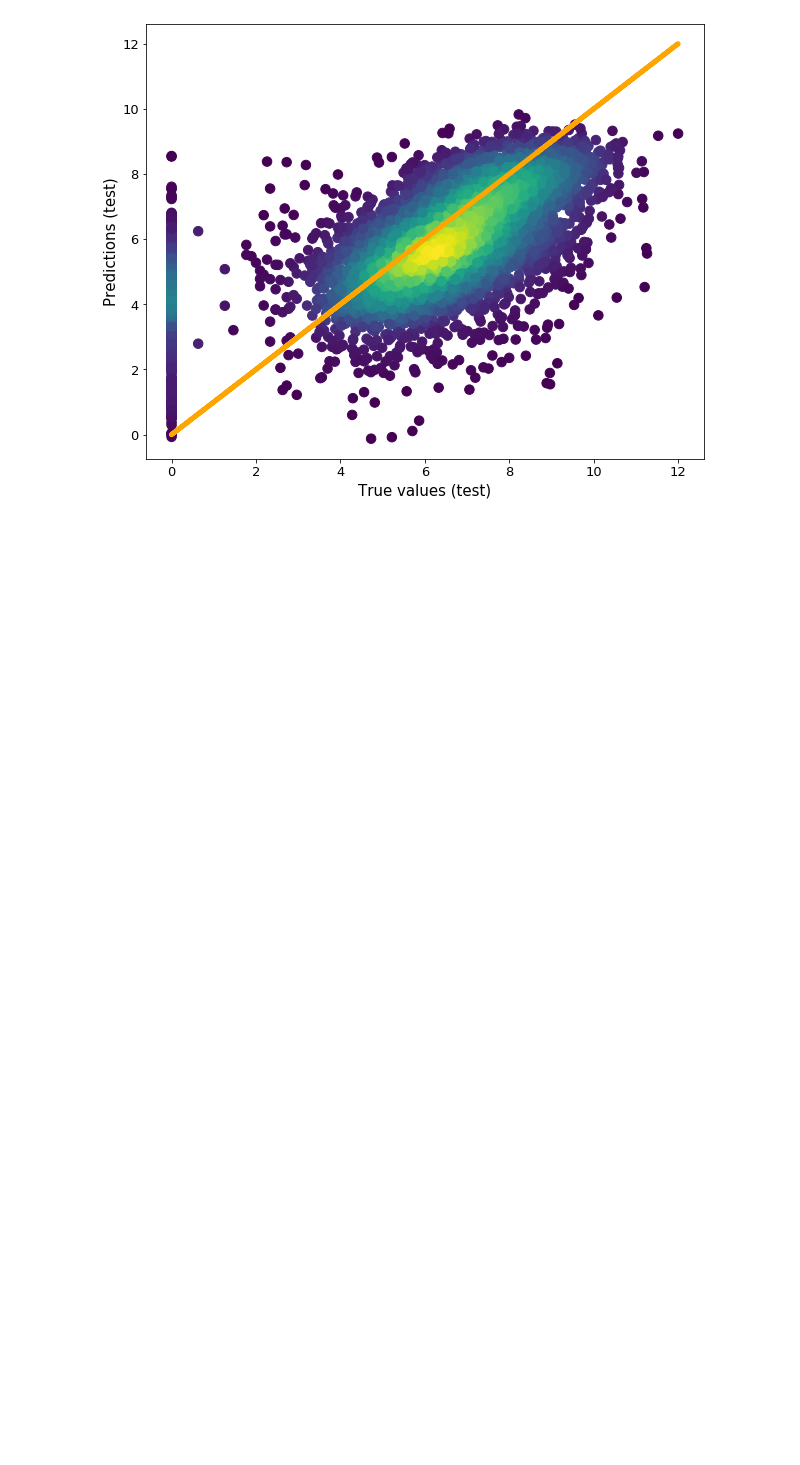
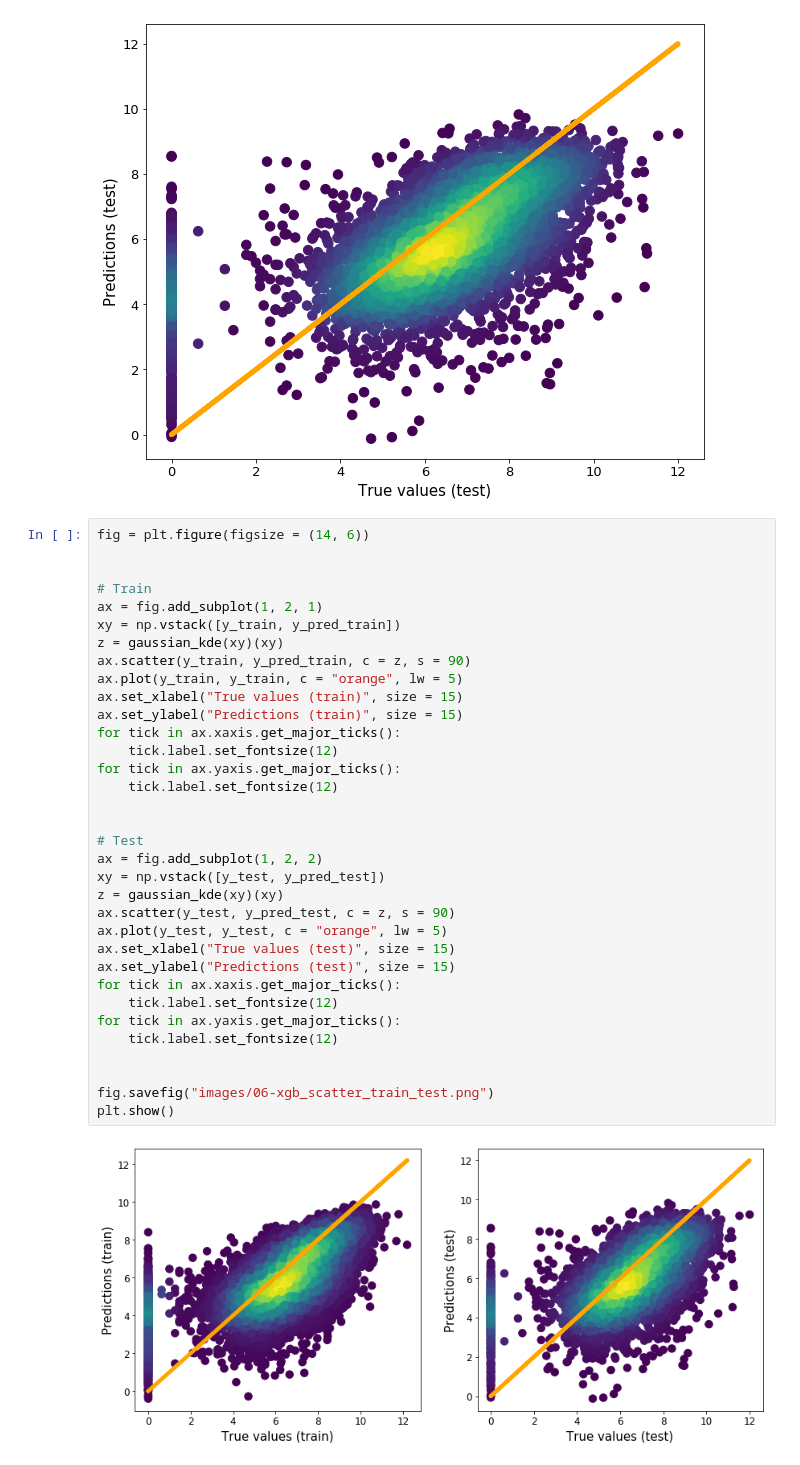
Before and after one commit to rabitwhte/IML_2020_MEPS_g6, a Jupyter notebook: notebooks/XGB_final_model_plots.ipynb, the cells around one changed output. Saved outputs shown, nothing was run; the diff lists cells and outputs as text; blank space fills up the shorter version.

Commit message:
XGB final model scatter plots

```diff
--- a/notebooks/XGB_final_model_plots.ipynb
+++ b/notebooks/XGB_final_model_plots.ipynb
@@ -69,3 +69,39 @@ plt.savefig("images/06-xgb_test_v2.svg")
 plt.show()
 # %% [output]
 [figure]
+# %%
+fig = plt.figure(figsize = (14, 6))
+
+
+# Train
+ax = fig.add_subplot(1, 2, 1)
+xy = np.vstack([y_train, y_pred_train])
+z = gaussian_kde(xy)(xy)
+ax.scatter(y_train, y_pred_train, c = z, s = 90)
+ax.plot(y_train, y_train, c = "orange", lw = 5)
+ax.set_xlabel("True values (train)", size = 15)
+ax.set_ylabel("Predictions (train)", size = 15)
+for tick in ax.xaxis.get_major_ticks():
+    tick.label.set_fontsize(12)
+for tick in ax.yaxis.get_major_ticks():
+    tick.label.set_fontsize(12)
+
+
+# Test
+ax = fig.add_subplot(1, 2, 2)
+xy = np.vstack([y_test, y_pred_test])
+z = gaussian_kde(xy)(xy)
+ax.scatter(y_test, y_pred_test, c = z, s = 90)
+ax.plot(y_test, y_test, c = "orange", lw = 5)
+ax.set_xlabel("True values (test)", size = 15)
+ax.set_ylabel("Predictions (test)", size = 15)
+for tick in ax.xaxis.get_major_ticks():
+    tick.label.set_fontsize(12)
+for tick in ax.yaxis.get_major_ticks():
+    tick.label.set_fontsize(12)
+
+
+fig.savefig("images/06-xgb_scatter_train_test.png")
+plt.show()
+# %% [output]
+[figure, added]
```
Also changed, not shown: 1 other file.
